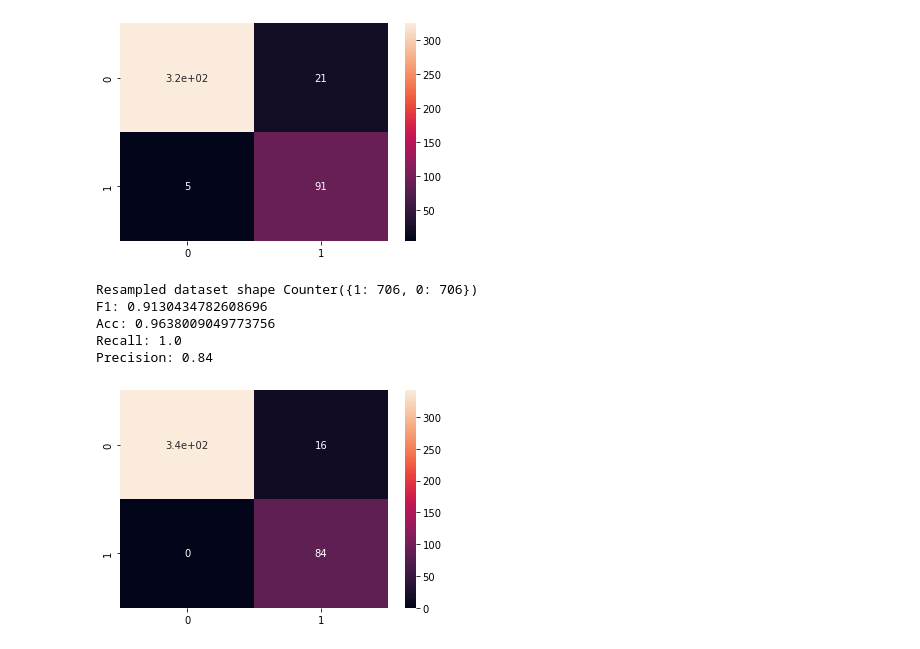
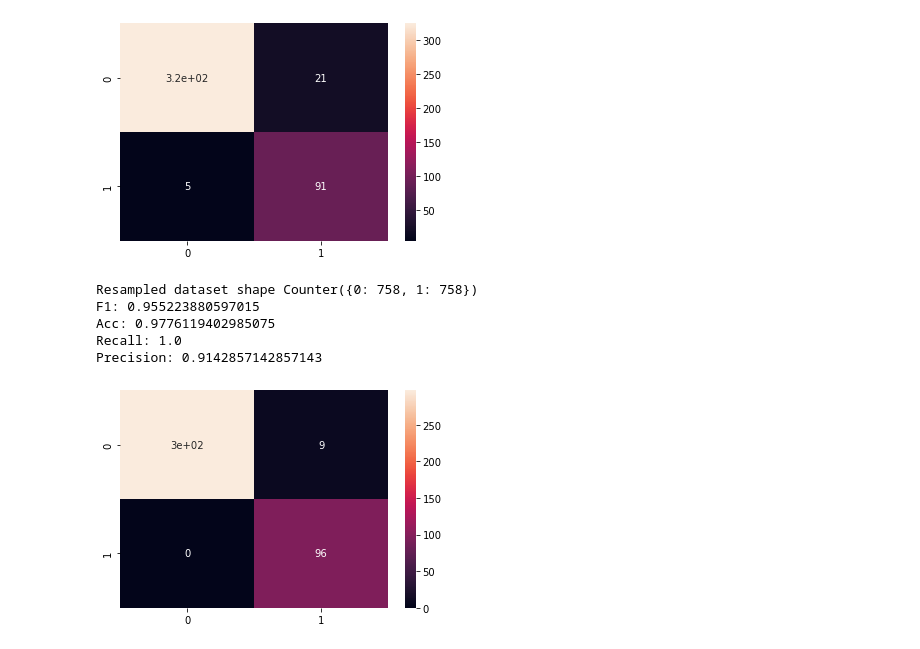
Before and after one commit to rodsunio/DATA3450-Project, a Jupyter notebook: start.ipynb, the cells around one changed output. Drawn from its saved outputs; the diff is of its cells as text; code cells hidden in the pictures.

```diff
--- a/start.ipynb
+++ b/start.ipynb
@@ -419,36 +419,36 @@ sampler = SMOTE(n_jobs=-1)
 y7 = np.array(temp["smoker_yes"]).reshape(-1,1)
 x7 = np.array(temp.drop(columns={"smoker_yes"}))
 
-X_train7, X_test7, y_train7, y_test7 = train_test_split(x7, y7, test_size=0.33)
+X_train7, X_test7, y_train7, y_test7 = train_test_split(x7, y7, test_size=0.3)
 
 #Look at relative imbalance after split
 X_train7Samp, y_train7Samp = sampler.fit_resample(X_train7, y_train7)
 print('Resampled dataset shape %s' % Counter(y_train7Samp))
 
 #Normalize data
 #scaler = MinMaxScaler()
 scaler = StandardScaler()
 X_train7_norm = scaler.fit_transform(X_train7Samp)
 X_test7_norm = scaler.transform(X_test7)
 
 #Train model
 model7 = LogisticRegression(n_jobs=-1).fit(X_train7_norm,y_train7Samp.ravel())
 #Make predictions
 preds7 = model7.predict(X_test7_norm)
 
 #Generate 1/0 results and show results
 labels7 = binarize(np.array(preds7).reshape(-1,1), threshold=.5)
 conf_matrix7 = confusion_matrix(y_test7,labels7)
 sns.heatmap(conf_matrix7, annot=True)
 
 print("F1:",f1_score(y_test7, labels7))
 print("Acc:",accuracy_score(y_test7, labels7))
 print("Recall:",recall_score(y_test7, labels7))
 print("Precision:",precision_score(y_test7, labels7))
 # %% [output]
-Resampled dataset shape Counter({1: 706, 0: 706})
-F1: 0.9130434782608696
-Acc: 0.9638009049773756
+Resampled dataset shape Counter({0: 758, 1: 758})
+F1: 0.955223880597015
+Acc: 0.9776119402985075
 Recall: 1.0
-Precision: 0.84
+Precision: 0.9142857142857143
-[figure, old version]
+[figure, new version]
```
